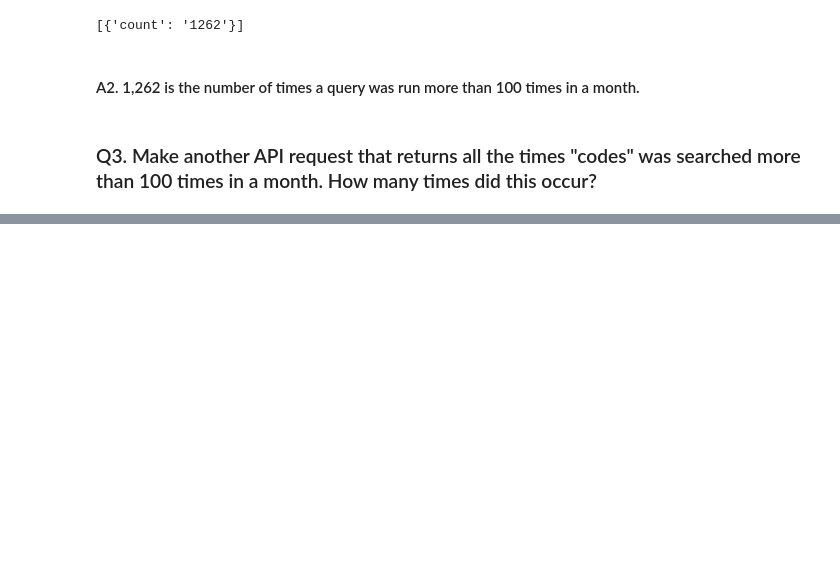
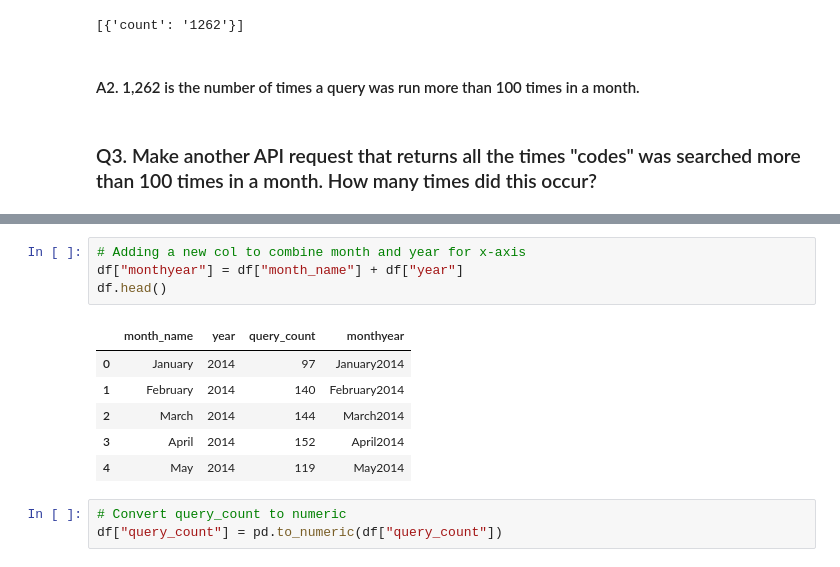
Before and after one commit to NSS-Data-Analytics-Cohort-6/socrata-api-jmdrumright, a Jupyter notebook: notebooks/socrata_api_jd.ipynb, the cells around one changed output, grey strips where cells are left out. Saved outputs shown, nothing was run; the diff lists cells and outputs as text; blank space fills up the shorter version.

```diff
--- a/notebooks/socrata_api_jd.ipynb
+++ b/notebooks/socrata_api_jd.ipynb
@@ -149,0 +222,14 @@ len(over100_codes_count)
+# %%
+# Adding a new col to combine month and year for x-axis
+df["monthyear"] = df["month_name"] + df["year"]
+df.head()
+# %% [output]
+|  | month_name | year | query_count | monthyear |
+| 0 | January | 2014 | 97 | January2014 |
+| 1 | February | 2014 | 140 | February2014 |
+| 2 | March | 2014 | 144 | March2014 |
+| 3 | April | 2014 | 152 | April2014 |
+| 4 | May | 2014 | 119 | May2014 |
+# %%
+# Convert query_count to numeric
+df["query_count"] = pd.to_numeric(df["query_count"])
```
Also changed, not shown: parts of 21 cells of this notebook.
